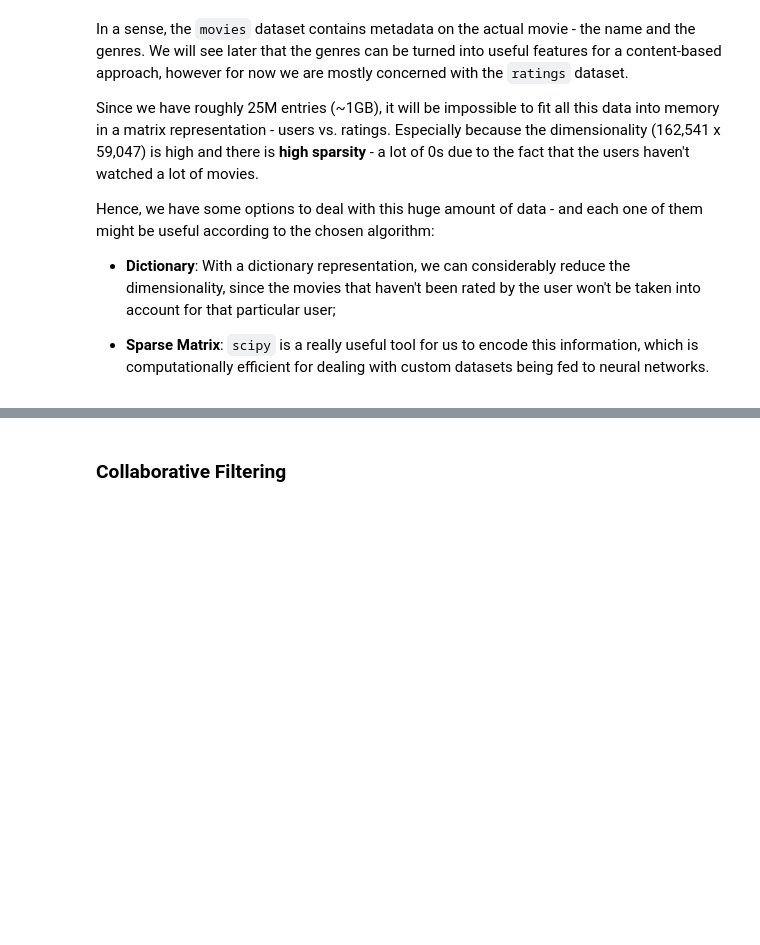
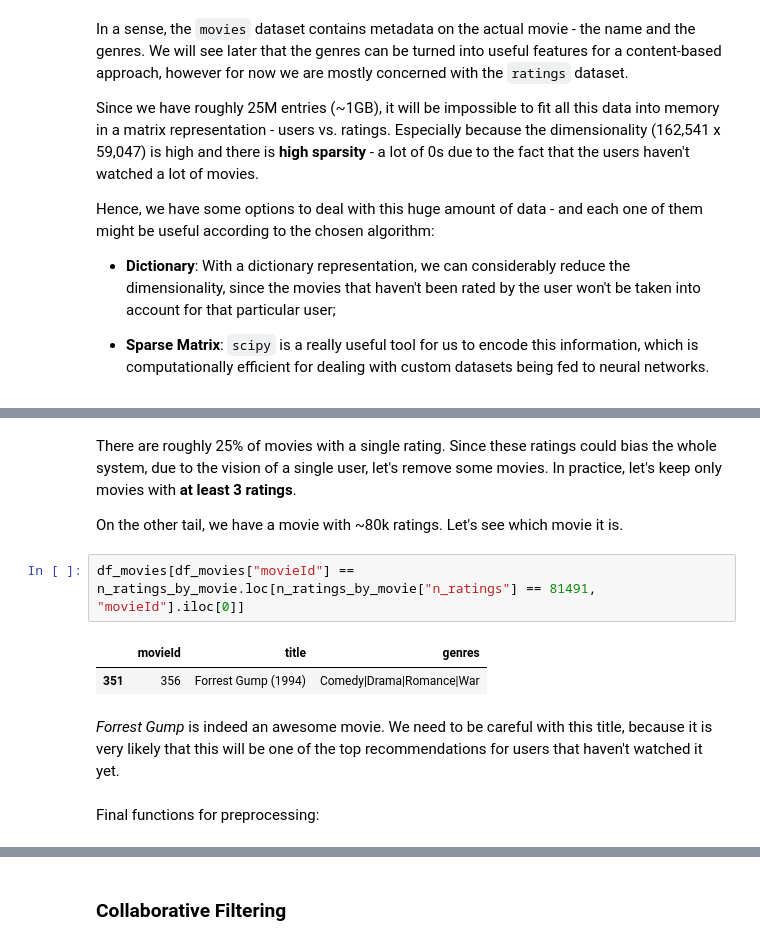
Before and after one commit to gfluz94/recommender-systems, a Jupyter notebook: notebooks/Developments.ipynb, the cells around one changed output, grey strips where cells are left out. Drawn from its saved outputs; the diff is of its cells as text; blank space fills up the shorter version.

```diff
--- a/notebooks/Developments.ipynb
+++ b/notebooks/Developments.ipynb
@@ -125,0 +202,13 @@ Hence, we have some options to deal with this huge amount of data - and each one
+# %% [markdown]
+There are roughly 25% of movies with a single rating. Since these ratings could bias the whole system, due to the vision of a single user, let's remove some movies. In practice, let's keep only movies with **at least 3 ratings**.
+
+On the other tail, we have a movie with ~80k ratings. Let's see which movie it is.
+# %%
+df_movies[df_movies["movieId"] == n_ratings_by_movie.loc[n_ratings_by_movie["n_ratings"] == 81491, "movieId"].iloc[0]]
+# %% [output]
+|  | movieId | title | genres |
+| 351 | 356 | Forrest Gump (1994) | Comedy|Drama|Romance|War |
+# %% [markdown]
+*Forrest Gump* is indeed an awesome movie. We need to be careful with this title, because it is very likely that this will be one of the top recommendations for users that haven't watched it yet.
+# %% [markdown]
+Final functions for preprocessing:
```
Also changed, not shown: parts of 10 cells of this notebook.
